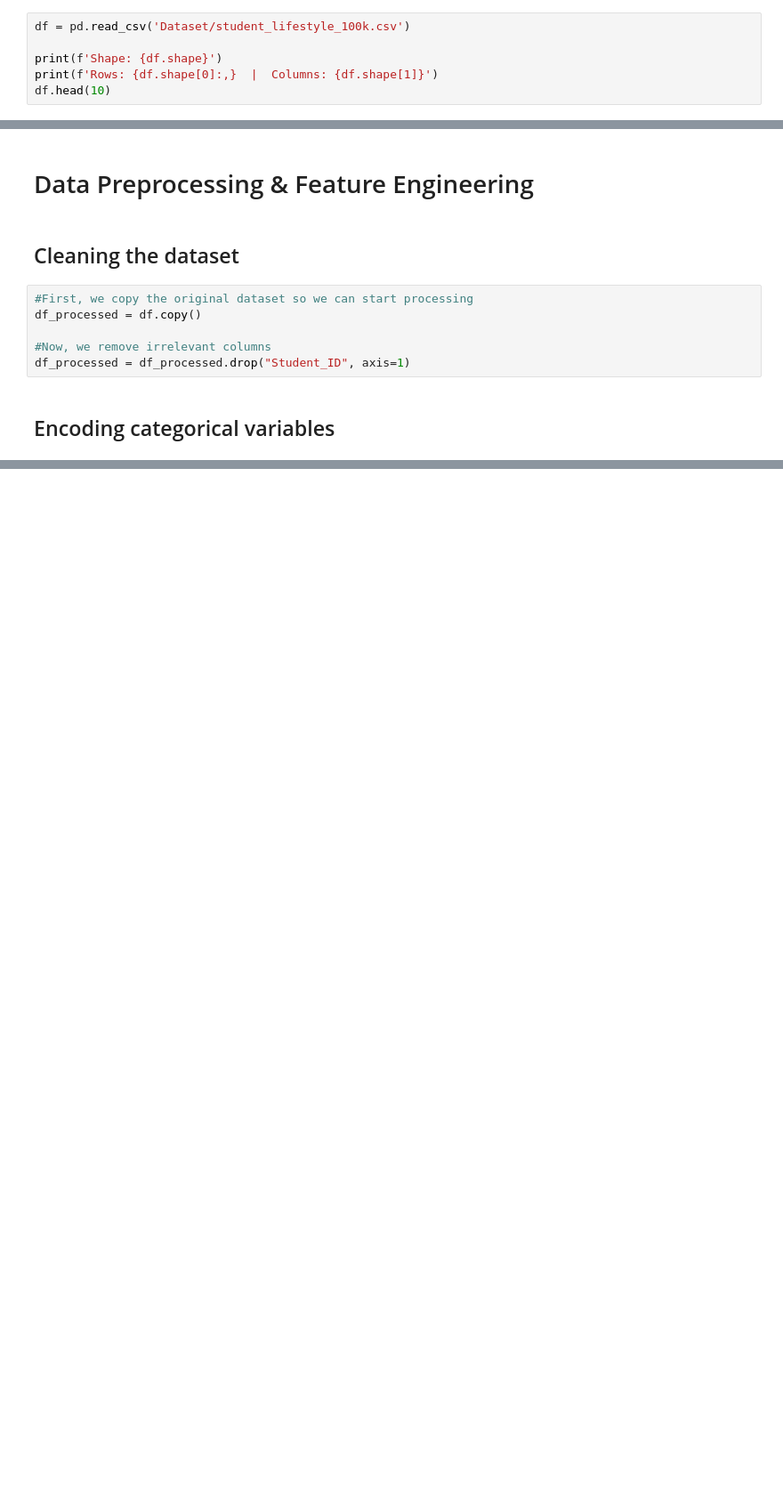
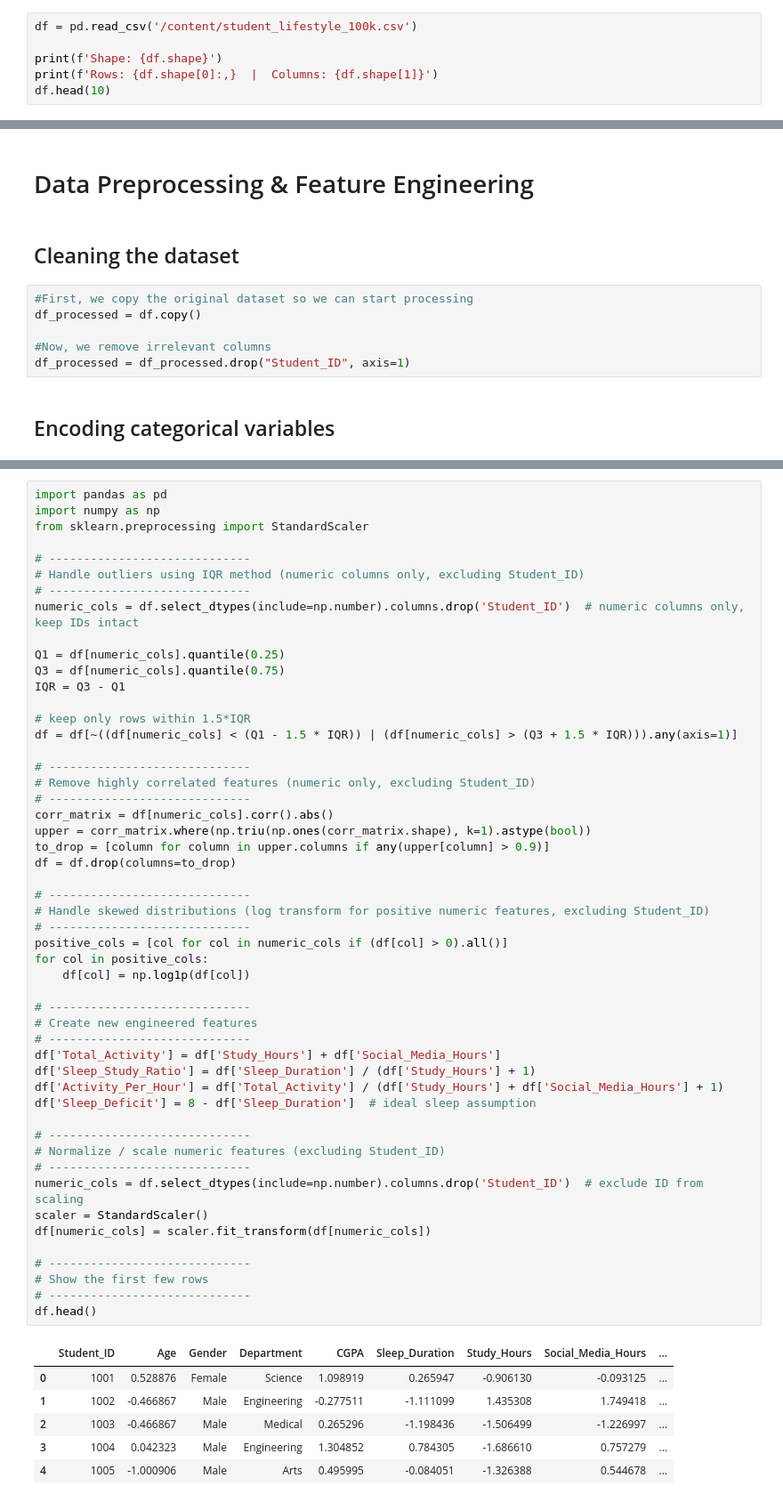
Before and after one commit to lisudais/SWE485-Project-Group5, a Jupyter notebook: Phase1_Data_Exploration.ipynb, the cells around one changed output, grey strips where cells are left out. Shown at 89% size. Cells and saved outputs as stored; diff of their text form; blank space fills up the shorter version.

```diff
--- a/Phase1_Data_Exploration.ipynb
+++ b/Phase1_Data_Exploration.ipynb
@@ -38,7 +38,7 @@ COLORS = {'no_dep': '#4CAF50', 'dep': '#F44336', 'blue': '#1F4E79', 'accent': '#
 # %% [markdown]
 ## 2. Load & Inspect Data <a id='2'></a>
 # %%
-df = pd.read_csv('Dataset/student_lifestyle_100k.csv')
+df = pd.read_csv('/content/student_lifestyle_100k.csv')
 
 print(f'Shape: {df.shape}')
 print(f'Rows: {df.shape[0]:,}  |  Columns: {df.shape[1]}')
@@ -459,0 +456,58 @@ df_processed = pd.get_dummies(df_processed, columns=categories)
+# %%
+import pandas as pd
+import numpy as np
+from sklearn.preprocessing import StandardScaler
+
+# -----------------------------
+# Handle outliers using IQR method (numeric columns only, excluding Student_ID)
+# -----------------------------
+numeric_cols = df.select_dtypes(include=np.number).columns.drop('Student_ID')  # numeric columns only, keep IDs intact
+
+Q1 = df[numeric_cols].quantile(0.25)
+Q3 = df[numeric_cols].quantile(0.75)
+IQR = Q3 - Q1
+
+# keep only rows within 1.5*IQR
+df = df[~((df[numeric_cols] < (Q1 - 1.5 * IQR)) | (df[numeric_cols] > (Q3 + 1.5 * IQR))).any(axis=1)]
+
+# -----------------------------
+# Remove highly correlated features (numeric only, excluding Student_ID)
+# -----------------------------
+corr_matrix = df[numeric_cols].corr().abs()
+upper = corr_matrix.where(np.triu(np.ones(corr_matrix.shape), k=1).astype(bool))
+to_drop = [column for column in upper.columns if any(upper[column] > 0.9)]
+df = df.drop(columns=to_drop)
+
+# -----------------------------
+# Handle skewed distributions (log transform for positive numeric features, excluding Student_ID)
+# -----------------------------
+positive_cols = [col for col in numeric_cols if (df[col] > 0).all()]
+for col in positive_cols:
+    df[col] = np.log1p(df[col])
+
+# -----------------------------
+# Create new engineered features
+# -----------------------------
+df['Total_Activity'] = df['Study_Hours'] + df['Social_Media_Hours']
+df['Sleep_Study_Ratio'] = df['Sleep_Duration'] / (df['Study_Hours'] + 1)
+df['Activity_Per_Hour'] = df['Total_Activity'] / (df['Study_Hours'] + df['Social_Media_Hours'] + 1)
+df['Sleep_Deficit'] = 8 - df['Sleep_Duration']  # ideal sleep assumption
+
+# -----------------------------
+# Normalize / scale numeric features (excluding Student_ID)
+# -----------------------------
+numeric_cols = df.select_dtypes(include=np.number).columns.drop('Student_ID')  # exclude ID from scaling
+scaler = StandardScaler()
+df[numeric_cols] = scaler.fit_transform(df[numeric_cols])
+
+# -----------------------------
+# Show the first few rows
+# -----------------------------
+df.head()
+# %% [output]
+|  | Student_ID | Age | Gender | Department | CGPA | Sleep_Duration | Study_Hours | Social_Media_Hours | ... |
+| 0 | 1001 | 0.528876 | Female | Science | 1.098919 | 0.265947 | -0.906130 | -0.093125 | ... |
+| 1 | 1002 | -0.466867 | Male | Engineering | -0.277511 | -1.111099 | 1.435308 | 1.749418 | ... |
+| 2 | 1003 | -0.466867 | Male | Medical | 0.265296 | -1.198436 | -1.506499 | -1.226997 | ... |
+| 3 | 1004 | 0.042323 | Male | Engineering | 1.304852 | 0.784305 | -1.686610 | 0.757279 | ... |
+| 4 | 1005 | -1.000906 | Male | Arts | 0.495995 | -0.084051 | -1.326388 | 0.544678 | ... |
```
Also changed, not shown: parts of 3 cells of this notebook.
